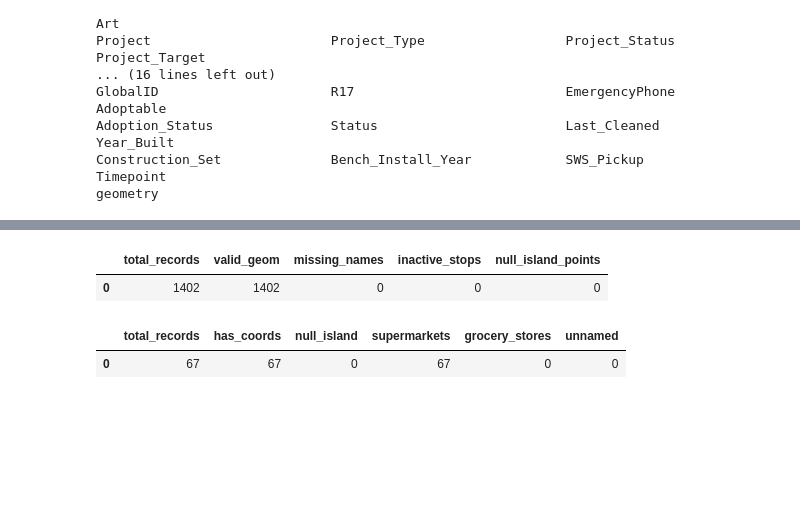
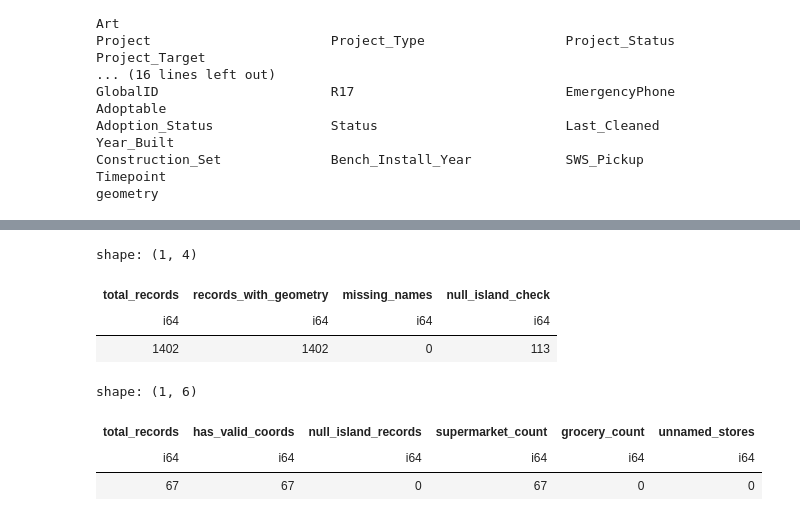
Before and after one commit to markAndrewRay/triangle-spatial-data-engine, a Jupyter notebook: projects/01_food_desert_transit/sandbox.ipynb, the cells around one changed output, grey strips where cells are left out. Saved outputs shown, nothing was run; the diff lists cells and outputs as text; code cells hidden in the pictures; blank space fills up the shorter version.

```diff
--- a/projects/01_food_desert_transit/sandbox.ipynb
+++ b/projects/01_food_desert_transit/sandbox.ipynb
@@ -1,16 +1,21 @@
 # %%
 import duckdb
-import os
+from pathlib import Path
 
-# 1. Identify the Project Root (finds 'triangle-spatial-data-engine' folder)
-# This makes paths robust across different environments
-root = os.path.abspath(os.path.join(os.getcwd(), "../../")) # Adjust based on notebook location
-db_path = os.path.join(root, "data/triangle_engine.db")
+# 1. Robust Project Root Discovery
+# Looks for the unique folder name of your repo
+def get_project_root(target_name="triangle-spatial-data-engine"):
+    for parent in Path.cwd().parents:
+        if parent.name == target_name:
+            return parent
+    return Path.cwd() # Fallback to current dir
 
-# 2. Connect to the Single Source of Truth
-con = duckdb.connect(db_path)
+root = get_project_root()
+db_path = root / "data" / "triangle_engine.db"
 
-# 3. Standard Spatial Setup
+# 2. Connect & Initialize Spatial
+# Using a context manager or persistent connection
+con = duckdb.connect(str(db_path))
 con.execute("INSTALL spatial; LOAD spatial;")
 
 print(f"Engine Connected: {db_path}")
@@ -136,32 +129,34 @@ diet:seafood                  diet:vegan                    diet:vegetarian
 # %%
-# Bus Stop Integrity
-con.execute(f"""
+# Bus stop integrity & distribution audit
+con.execute("""
     SELECT
-        COUNT(*) as total_records,
-        COUNT(geometry) FILTER (WHERE geometry IS NOT NULL) as valid_geom,
-        COUNT(*) FILTER (WHERE Stop_Name IS NULL OR Stop_Name = '') as missing_names,
-        COUNT(*) FILTER (WHERE Status != 'Active') as inactive_stops,
-        -- Check for "Null Island" (0,0) coordinates
-        COUNT(*) FILTER (WHERE ST_X(geometry) = 0) as null_island_points
-    FROM '{bronze_dir}/bus_stops.parquet';
-""").df()
+        count(*) as total_records,
+        count(geometry) as records_with_geometry,
+        count(*) filter (where Stop_Name IS NULL OR Stop_Name = '') as missing_names,
+        count(*) filter (where Stop_Lat = 0 OR Stop_Lat IS NULL) as null_island_check
+    FROM bus_stops;
+""").pl()
 # %% [output]
+shape: (1, 4)
-|  | total_records | valid_geom | missing_names | inactive_stops | null_island_points |
-| 0 | 1402 | 1402 | 0 | 0 | 0 |
+| total_records | records_with_geometry | missing_names | null_island_check |
+| i64 | i64 | i64 | i64 |
+| 1402 | 1402 | 0 | 113 |
 # %%
-# Grocery Integrity
-con.execute(f"""
+# Grocery integrity audit
+con.execute("""
     SELECT
-        COUNT(*) as total_records,
-        COUNT(*) FILTER (WHERE lat IS NOT NULL AND lon IS NOT NULL) as has_coords,
-        COUNT(*) FILTER (WHERE lat = 0 AND lon = 0) as null_island,
-        COUNT(*) FILTER (WHERE shop = 'supermarket') as supermarkets,
-        COUNT(*) FILTER (WHERE shop = 'grocery') as grocery_stores,
-        COUNT(*) FILTER (WHERE name IS NULL OR name = '') as unnamed
-    FROM '{bronze_dir}/grocery_stores.parquet'
+        COUNT(*) AS total_records,
+        COUNT(*) FILTER (WHERE lat != 0 AND lon != 0) AS has_valid_coords,
+        COUNT(*) FILTER (WHERE lat = 0 OR lon = 0) AS null_island_records,
+        COUNT(*) FILTER (WHERE shop = 'supermarket') AS supermarket_count,
+        COUNT(*) FILTER (WHERE shop = 'grocery') AS grocery_count,
+        COUNT(*) FILTER (WHERE name IS NULL OR name = '') AS unnamed_stores
+    FROM grocery_stores
     WHERE shop IN ('supermarket', 'grocery');
-""").df()
+""").pl()
 # %% [output]
+shape: (1, 6)
-|  | total_records | has_coords | null_island | supermarkets | grocery_stores | unnamed |
-| 0 | 67 | 67 | 0 | 67 | 0 | 0 |
+| total_records | has_valid_coords | null_island_records | supermarket_count | grocery_count | unnamed_stores |
+| i64 | i64 | i64 | i64 | i64 | i64 |
+| 67 | 67 | 0 | 67 | 0 | 0 |
 # %%
```
Also changed, not shown: parts of 22 cells of this notebook, 3 other files.
